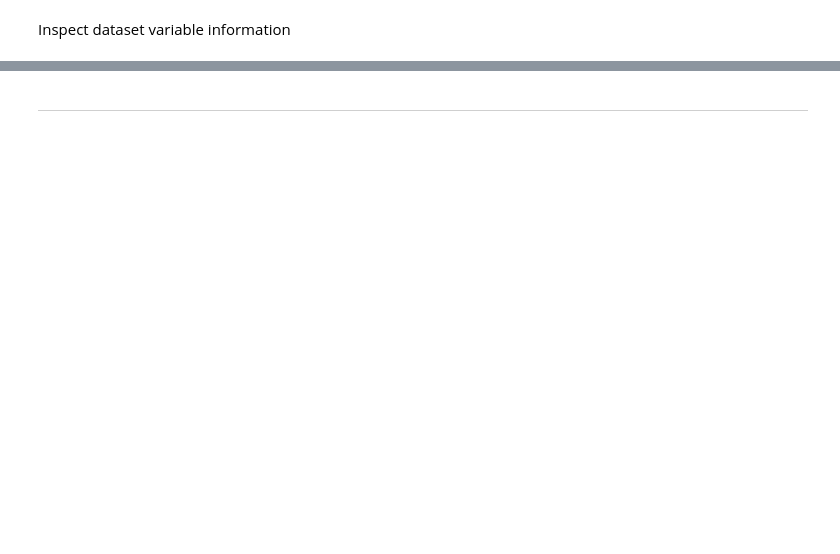
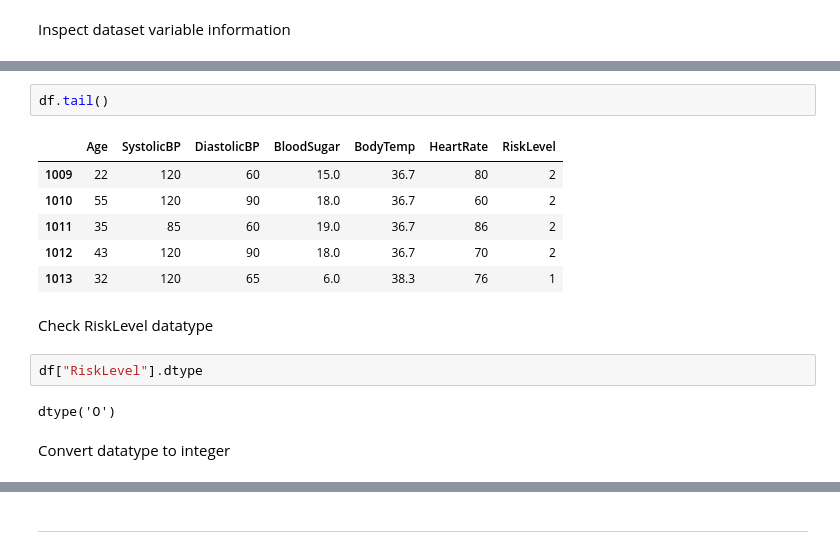
Before and after one commit to theresaabl/ML-maternal-health-risk, a Jupyter notebook: jupyter_notebooks/01-DataCollection.ipynb, the cells around one changed output, grey strips where cells are left out. Saved outputs shown, nothing was run; the diff lists cells and outputs as text; blank space fills up the shorter version.

```diff
--- a/jupyter_notebooks/01-DataCollection.ipynb
+++ b/jupyter_notebooks/01-DataCollection.ipynb
@@ -162,0 +220,17 @@ print(maternal_health_risk.variables)
+# %%
+df.tail()
+# %% [output]
+|  | Age | SystolicBP | DiastolicBP | BloodSugar | BodyTemp | HeartRate | RiskLevel |
+| 1009 | 22 | 120 | 60 | 15.0 | 36.7 | 80 | 2 |
+| 1010 | 55 | 120 | 90 | 18.0 | 36.7 | 60 | 2 |
+| 1011 | 35 | 85 | 60 | 19.0 | 36.7 | 86 | 2 |
+| 1012 | 43 | 120 | 90 | 18.0 | 36.7 | 70 | 2 |
+| 1013 | 32 | 120 | 65 | 6.0 | 38.3 | 76 | 1 |
+# %% [markdown]
+Check RiskLevel datatype
+# %%
+df["RiskLevel"].dtype
+# %% [output]
+dtype('O')
+# %% [markdown]
+Convert datatype to integer
```
Also changed, not shown: parts of 25 cells of this notebook, 1 other file.
